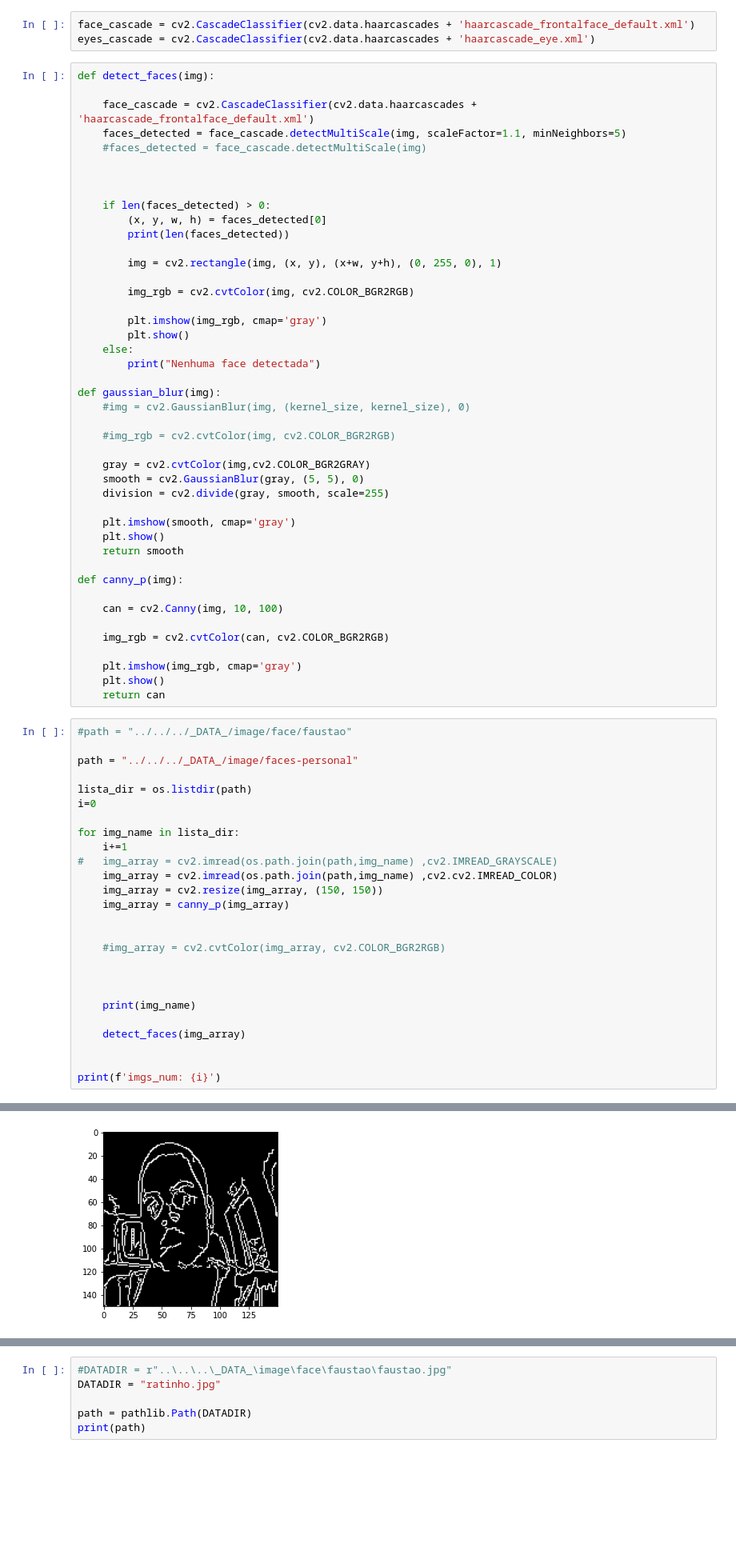
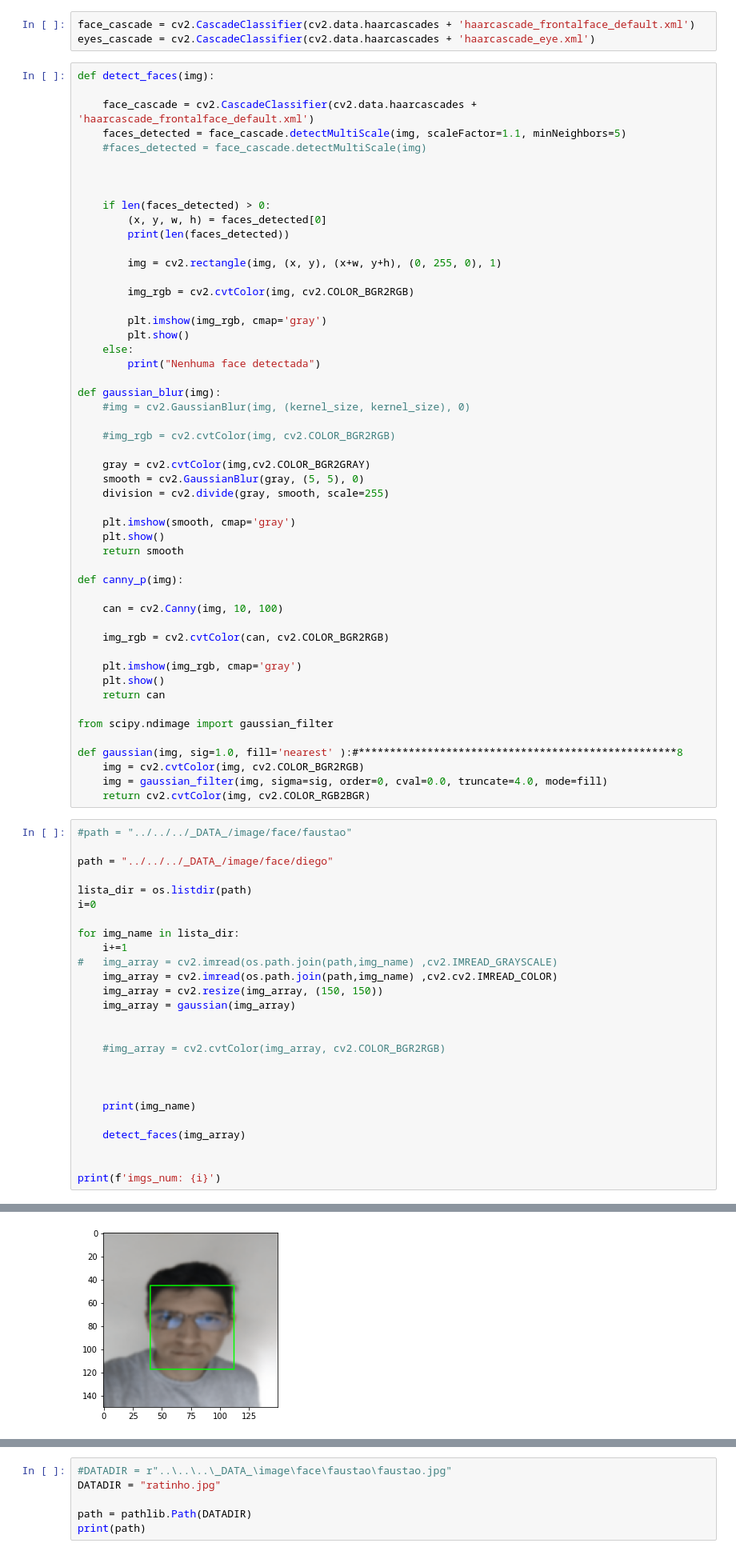
Before and after one commit to Birunda3000/Comp-cognitiva-atlantico-bootcamp, a Jupyter notebook: projeto/pdi2/preprocessamento-crop.ipynb, the cells around one changed output, grey strips where cells are left out. Shown at 80% size. Saved outputs shown, nothing was run; the diff lists cells and outputs as text; blank space fills up the shorter version.

```diff
--- a/projeto/pdi2/preprocessamento-crop.ipynb
+++ b/projeto/pdi2/preprocessamento-crop.ipynb
@@ -59,10 +59,17 @@ def canny_p(img):
     plt.imshow(img_rgb, cmap='gray')
     plt.show()
     return can
+
+from scipy.ndimage import gaussian_filter
+
+def gaussian(img, sig=1.0, fill='nearest' ):#***************************************************8
+    img = cv2.cvtColor(img, cv2.COLOR_BGR2RGB)
+    img = gaussian_filter(img, sigma=sig, order=0, cval=0.0, truncate=4.0, mode=fill)
+    return cv2.cvtColor(img, cv2.COLOR_RGB2BGR)
 # %%
 #path = "../../../_DATA_/image/face/faustao"
 
-path = "../../../_DATA_/image/faces-personal"
+path = "../../../_DATA_/image/face/diego"
 
 lista_dir = os.listdir(path)
 i=0
@@ -72,7 +79,7 @@ for img_name in lista_dir:
 #   img_array = cv2.imread(os.path.join(path,img_name) ,cv2.IMREAD_GRAYSCALE)
     img_array = cv2.imread(os.path.join(path,img_name) ,cv2.cv2.IMREAD_COLOR)
     img_array = cv2.resize(img_array, (150, 150))
-    img_array = canny_p(img_array)
+    img_array = gaussian(img_array)
 
 
     #img_array = cv2.cvtColor(img_array, cv2.COLOR_BGR2RGB)
@@ -92 +101 @@ Nenhuma face detectada
-[figure, old version]
+[figure, new version]
```
Also changed, not shown: parts of 1 cell of this notebook, 12 other files.
